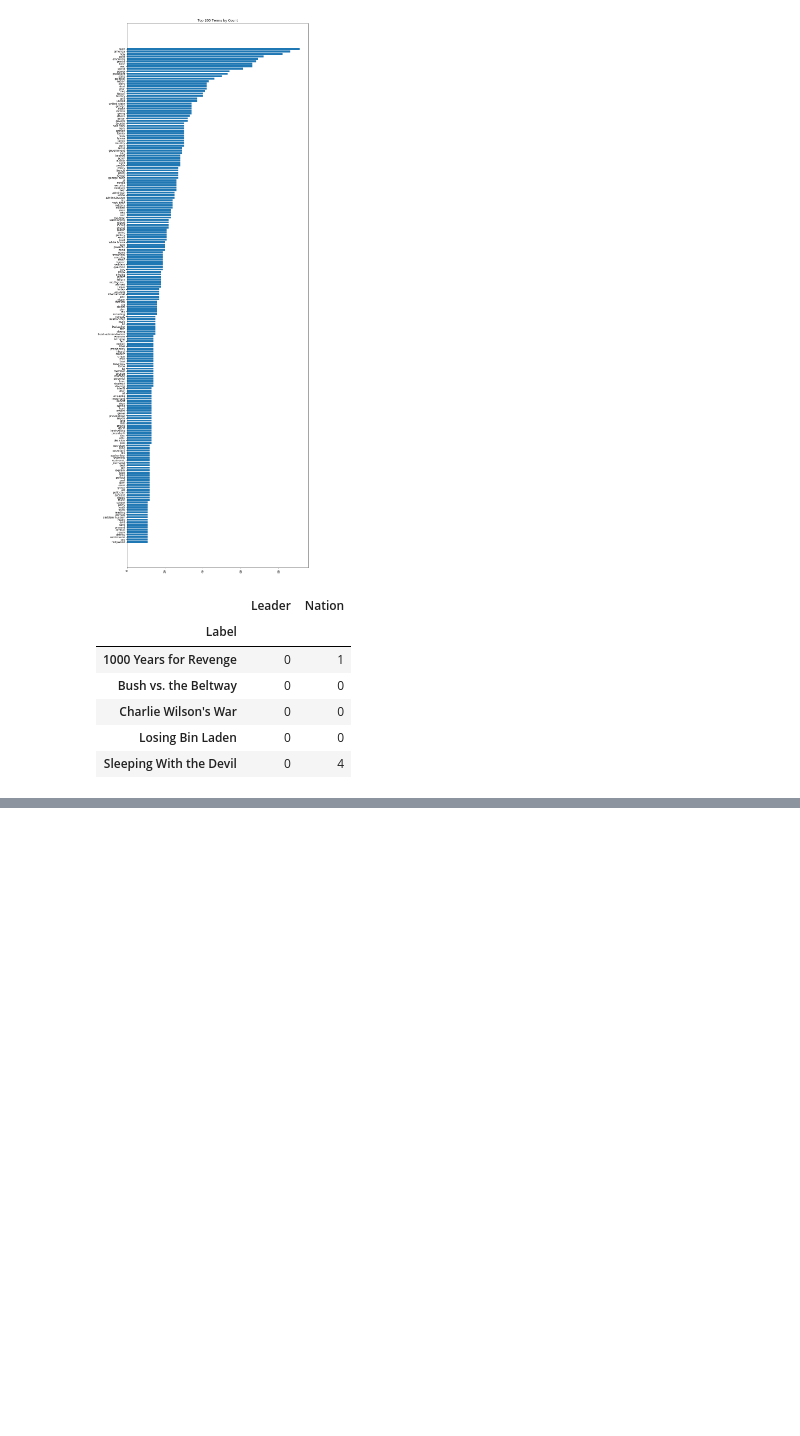
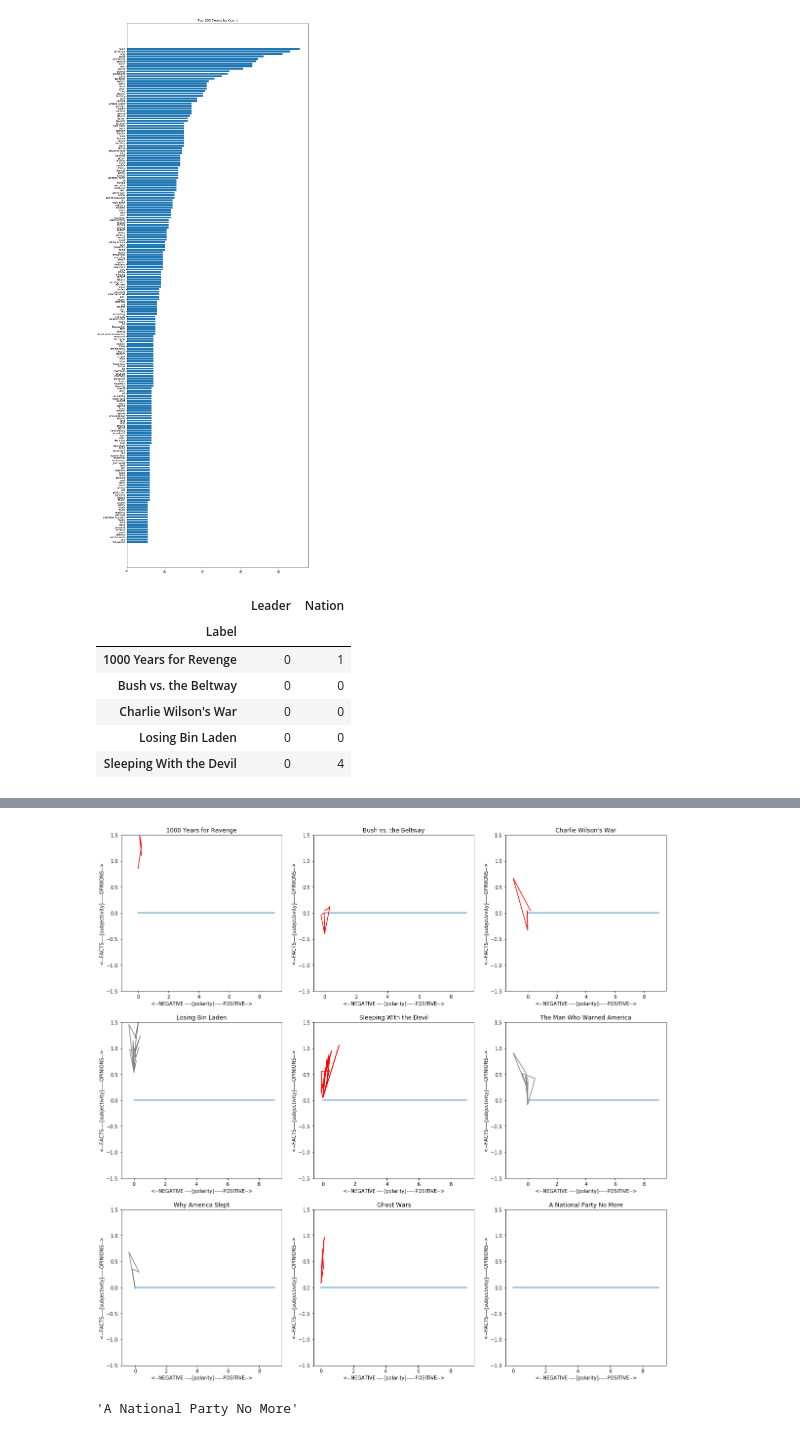
Before and after one commit to Rajwantmishra/620Group, a Jupyter notebook: Final Project-14-17July/Final_Project.ipynb, the cells around one changed output, grey strips where cells are left out. Cells and saved outputs as stored; diff of their text form; code cells hidden in the pictures; blank space fills up the shorter version.

```diff
--- a/Final Project-14-17July/Final_Project.ipynb
+++ b/Final Project-14-17July/Final_Project.ipynb
@@ -738,0 +834,33 @@ plot.show()
+# %%
+plot.rcParams['figure.figsize']=[20,20]
+for i , book in enumerate(df_book_sentiment.index[0:9]):
+    start= re.split("\.",book_summary_df.Summary[i])[1]
+    end = re.split("\.",book_summary_df.Summary[i])[-2]
+    mu, sigma = 0, 0.5
+    z = np.random.normal(mu, sigma, 1)  # noise
+    pol = [ TextBlob(text).sentiment.polarity    for text in re.split("\.",book_summary_df.Summary[i])]
+    sub = [z+ TextBlob(text).sentiment.subjectivity  for text in re.split("\.",book_summary_df.Summary[i])]
+    x = pol
+    y = sub
+    if df_book_sentiment.Book_Value[i] == 'n':
+        plot.plot(x,y,color = 'gray')
+    elif df_book_sentiment.Book_Value[i] == 'c':
+        plot.plot(x,y,color = 'red')
+    else:
+        plot.plot(x,y,color = 'blue')
+    plot.subplot(3, 3, i+1)
+    plot.ylim(ymin=-1.5,ymax=1.5)
+    plot.plot(np.arange(0,10),np.zeros(10))
+    plot.title(book_name[i])
+    plot.xlabel("<--NEGATIVE ----[polarity]-----POSITIVE-->")
+    plot.ylabel("<--FACTS----[subjectivity]-----OPINIONS-->")
+plot.show()
+# %% [output]
+[figure, added]
+# %%
+start= re.split("\.",book_summary_df.Summary[1])[1]
+end = re.split("\.",book_summary_df.Summary[1])[-2]
+df_book_sentiment.index[:5]
+book_name[8]
+# %% [output]
+'A National Party No More'
```
Also changed, not shown: parts of 10 cells of this notebook.
